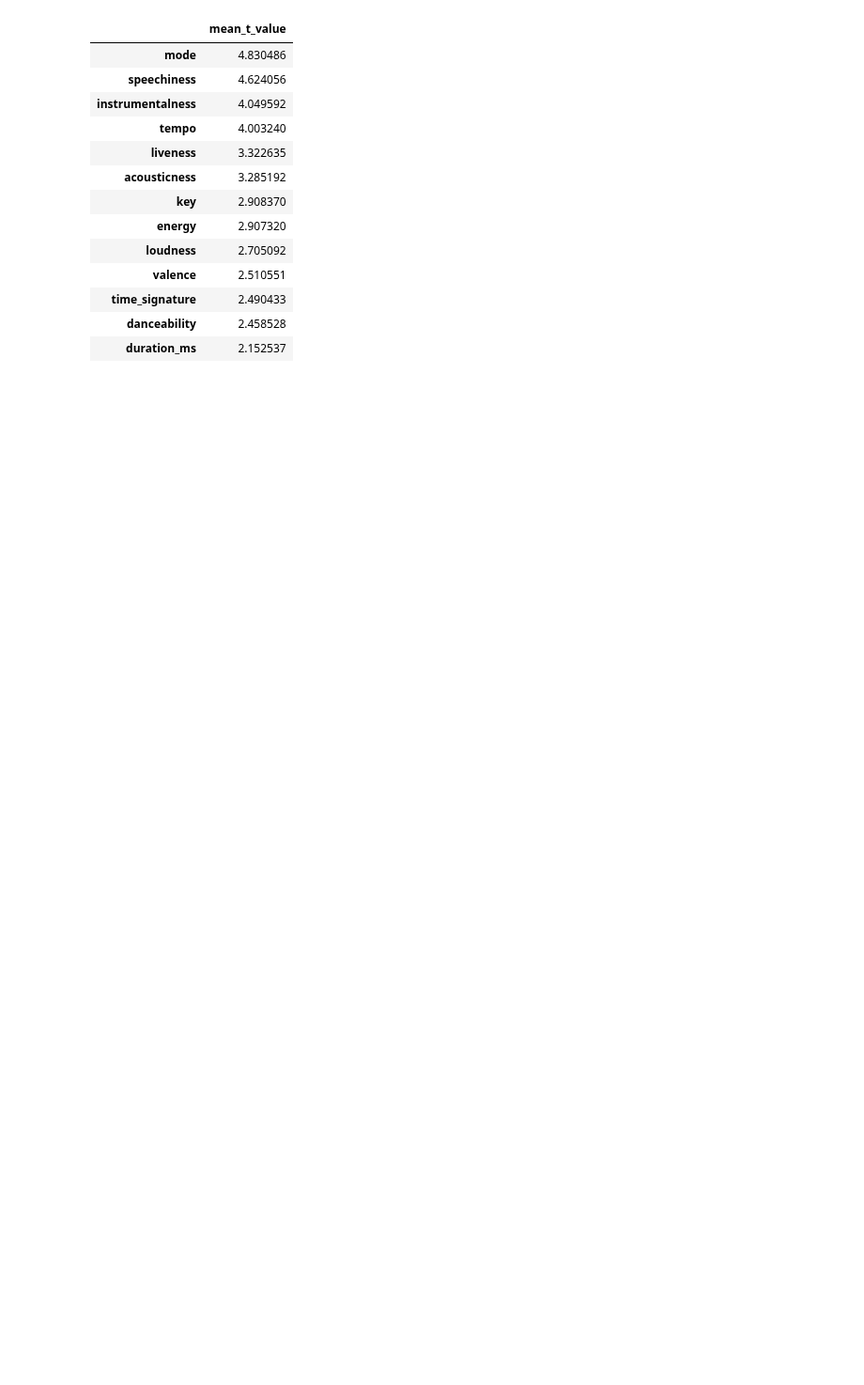
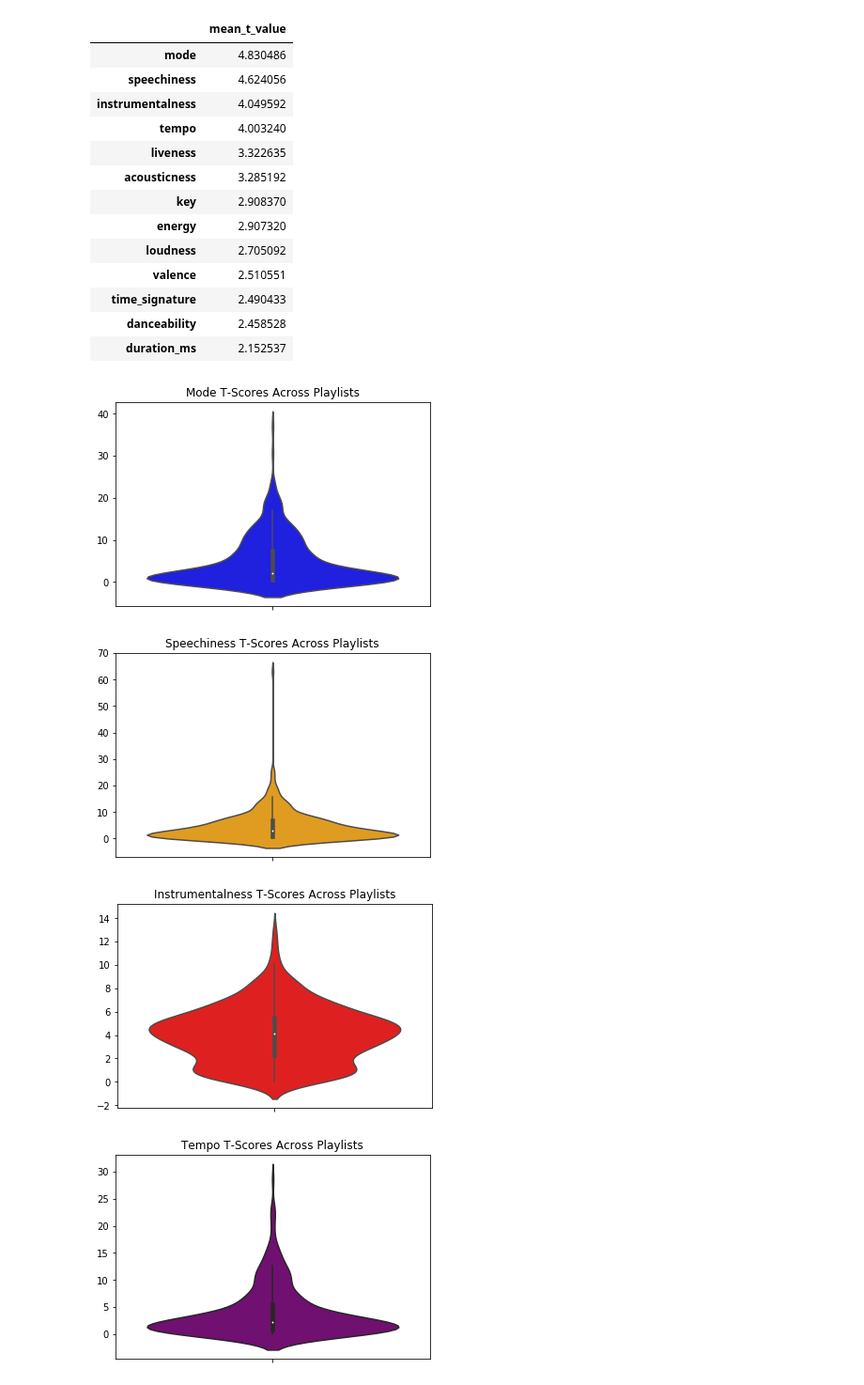
Before and after one commit to spotted-d/spotify-project, a Jupyter notebook: notebooks/emily_milestone_4.ipynb, the cells around one changed output. Shown at 94% size. Saved outputs shown, nothing was run; the diff lists cells and outputs as text; code cells hidden in the pictures; blank space fills up the shorter version.

```diff
--- a/notebooks/emily_milestone_4.ipynb
+++ b/notebooks/emily_milestone_4.ipynb
@@ -409,3 +427,28 @@ pd.DataFrame(predictor_t_values.mean(), columns=["mean_t_value"]).sort_values(by
 | time_signature | 2.490433 |
 | danceability | 2.458528 |
 | duration_ms | 2.152537 |
+# %%
+sns.violinplot(y=[predictor_t_values["mode"]], color="Blue")
+plt.title("Mode T-Scores Across Playlists")
+plt.savefig("mode_t_score.svg", dpi=1200)
+plt.show()
+
+sns.violinplot(y=[predictor_t_values["speechiness"]], color="Orange")
+plt.title("Speechiness T-Scores Across Playlists")
+plt.savefig("speechiness_t_score.svg", dpi=1200)
+plt.show()
+
+sns.violinplot(y=[predictor_t_values["instrumentalness"]], color="Red")
+plt.title("Instrumentalness T-Scores Across Playlists")
+plt.savefig("Instrumentalness_t_score.svg", dpi=1200)
+plt.show()
+
+sns.violinplot(y=[predictor_t_values["tempo"]], color="Purple")
+plt.title("Tempo T-Scores Across Playlists")
+plt.savefig("Tempo_t_score.svg", dpi=1200)
+plt.show()
+# %% [output]
+[figure, added]
+[figure, added]
+[figure, added]
+[figure, added]
```
Also changed, not shown: parts of 5 cells of this notebook, 9 other files.
